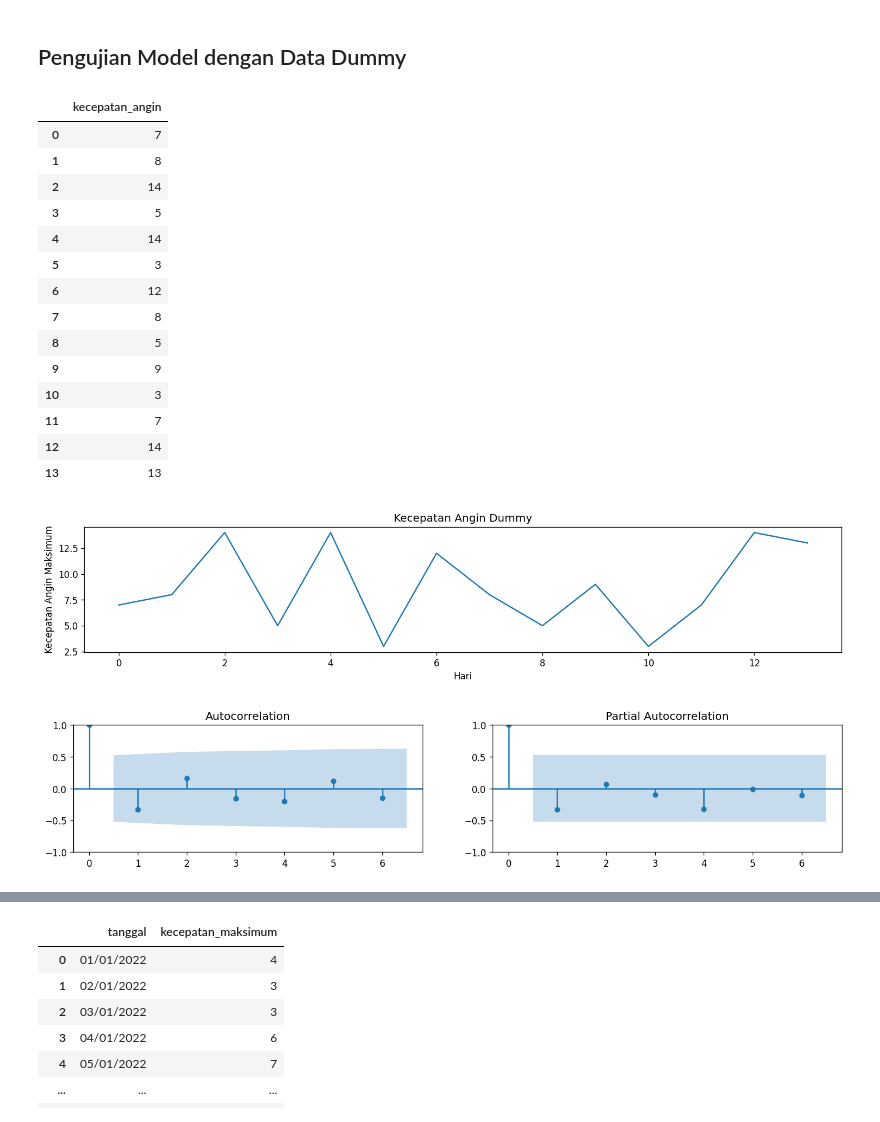
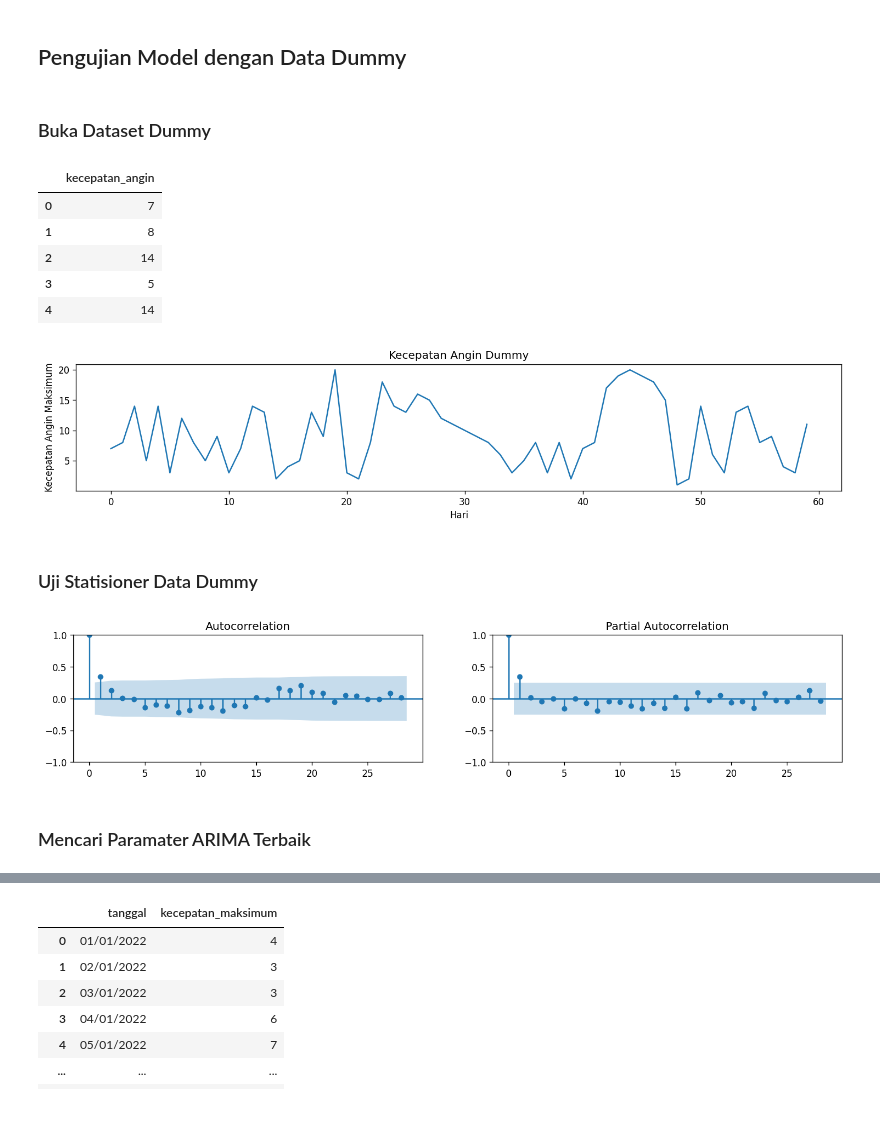
Before and after one commit to shamankares/prediksi-kecepatan-angin-TPI-ARIMA, a Jupyter notebook: Prediksi Kecepatan Angin Maksimal Tanjungpinang.ipynb, the cells around one changed output, grey strips where cells are left out. Saved outputs shown, nothing was run; the diff lists cells and outputs as text; code cells hidden in the pictures.

```diff
--- a/Prediksi Kecepatan Angin Maksimal Tanjungpinang.ipynb
+++ b/Prediksi Kecepatan Angin Maksimal Tanjungpinang.ipynb
@@ -17,10 +47,12 @@ from sklearn.metrics import mean_absolute_error
 ## Pengertian ARIMA
 # %% [markdown]
 ## Pengujian Model dengan Data Dummy
+# %% [markdown]
+### Buka Dataset Dummy
 # %%
 # Membuat data dummy
 data_dummy = pd.read_csv('./kecepatan_angin_dummy.csv')
-data_dummy
+data_dummy.head()
 # %% [output]
 |  | kecepatan_angin |
 | 0 | 7 |
@@ -28,19 +60,11 @@ data_dummy
 | 2 | 14 |
 | 3 | 5 |
 | 4 | 14 |
-| 5 | 3 |
-| 6 | 12 |
-| 7 | 8 |
-| 8 | 5 |
-| 9 | 9 |
-| 10 | 3 |
-| 11 | 7 |
-| 12 | 14 |
-| 13 | 13 |
 # %%
 dummy_kec_angin = data_dummy['kecepatan_angin']
 
 # Plot dataset dummy
+plt.rcParams.update({'figure.figsize':(15,2.5), 'figure.dpi':120})
 fig, ax = plt.subplots()
 plt.plot(dummy_kec_angin)
 
@@ -50,15 +74,17 @@ ax.set_title('Kecepatan Angin Dummy')
 
 plt.show()
 # %% [output]
-[figure, old version]
+[figure, new version]
+# %% [markdown]
+### Uji Statisioner Data Dummy
 # %%
 plt.rcParams.update({'figure.figsize':(15,2.5), 'figure.dpi':120})
 
 fig, axes = plt.subplots(1, 2, sharex=True)
 
-plot_acf(dummy_kec_angin, ax=axes[0], lags=6)
-plot_pacf(dummy_kec_angin, ax=axes[1], lags=6)
+plot_acf(dummy_kec_angin, ax=axes[0], lags=28)
+plot_pacf(dummy_kec_angin, ax=axes[1], lags=28)
 
 plt.show()
 # %% [output]
-[figure, old version]
+[figure, new version]
@@ -71,0 +91,2 @@ model_fit = model.fit()
+# %% [markdown]
+### Mencari Paramater ARIMA Terbaik
```
Also changed, not shown: parts of 33 cells of this notebook.
